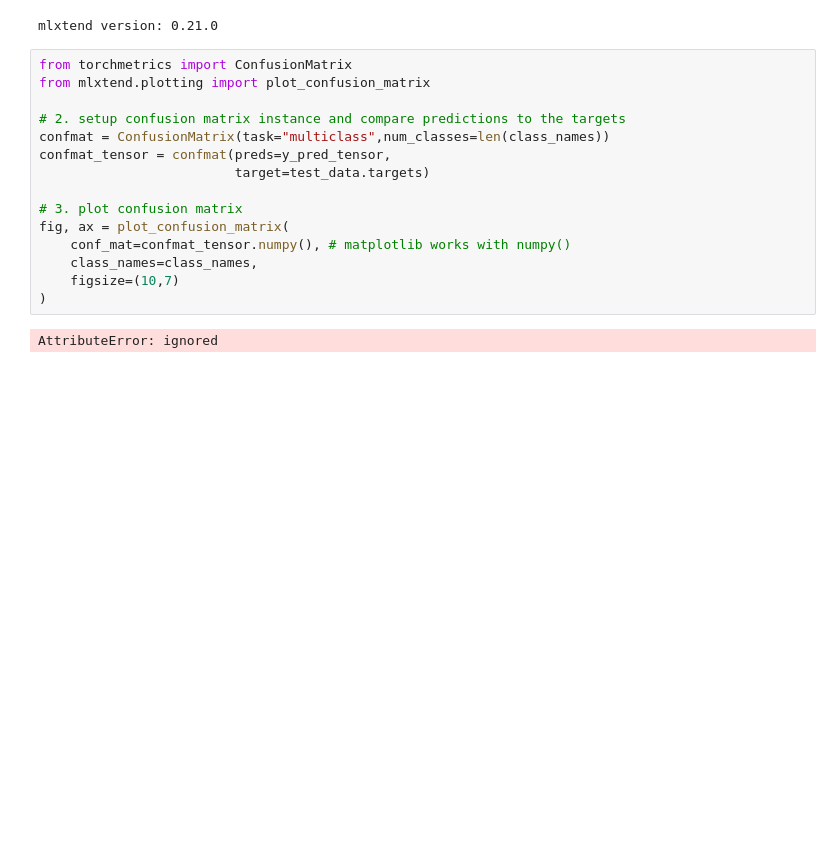
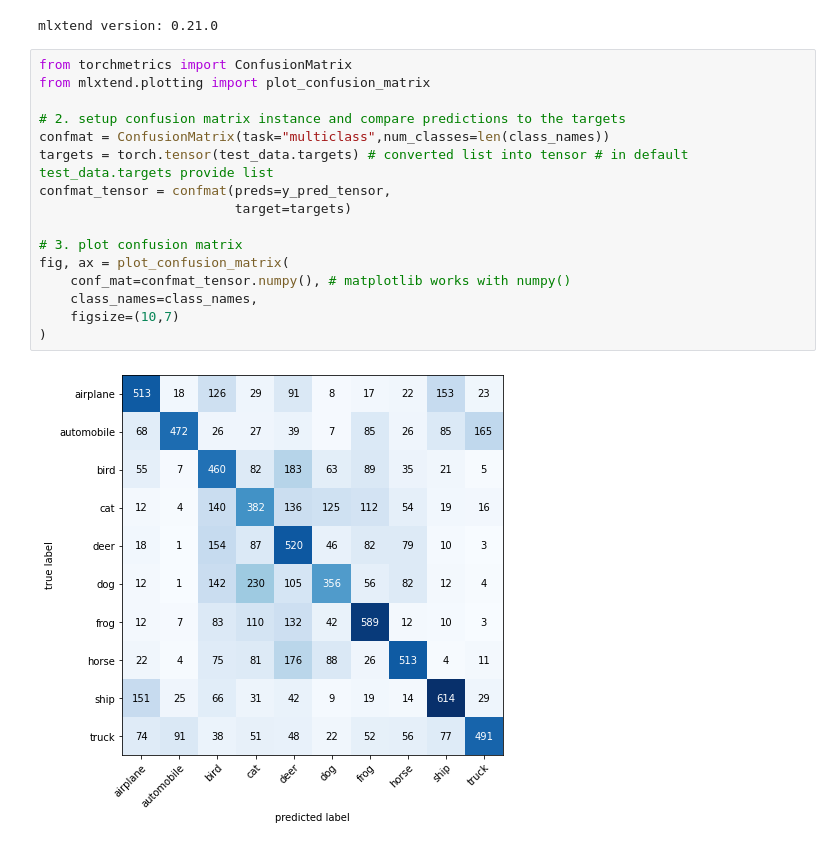
Before and after one commit to bathicodes/EXPERIMENTS, a Jupyter notebook: CIFAR_10.ipynb, the cells around one changed output. Saved outputs shown, nothing was run; the diff lists cells and outputs as text; blank space fills up the shorter version.

```diff
--- a/CIFAR_10.ipynb
+++ b/CIFAR_10.ipynb
@@ -525,17 +525,18 @@ mlxtend version: 0.21.0
 # %%
 from torchmetrics import ConfusionMatrix
 from mlxtend.plotting import plot_confusion_matrix
 
 # 2. setup confusion matrix instance and compare predictions to the targets
 confmat = ConfusionMatrix(task="multiclass",num_classes=len(class_names))
+targets = torch.tensor(test_data.targets) # converted list into tensor # in default test_data.targets provide list
 confmat_tensor = confmat(preds=y_pred_tensor,
-                         target=test_data.targets)
+                         target=targets)
 
 # 3. plot confusion matrix
 fig, ax = plot_confusion_matrix(
     conf_mat=confmat_tensor.numpy(), # matplotlib works with numpy()
     class_names=class_names,
     figsize=(10,7)
 )
 # %% [output]
-AttributeError: ignored
+[figure, added]
```
